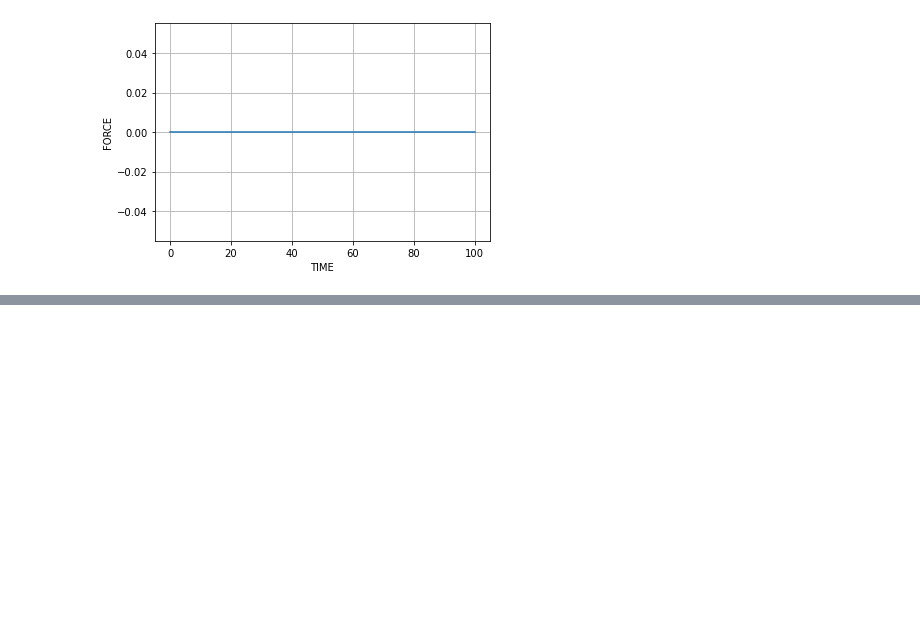
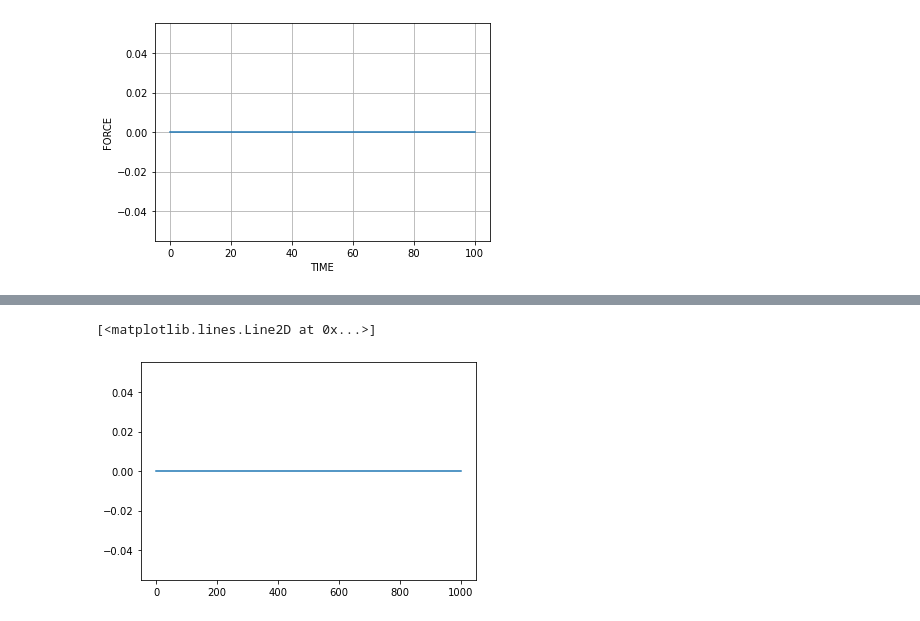
Before and after one commit to bharadwaj1098/Auto, a Jupyter notebook: graphs.ipynb, the cells around one changed output, grey strips where cells are left out. Drawn from its saved outputs; the diff is of its cells as text; code cells hidden in the pictures; blank space fills up the shorter version.

```diff
--- a/graphs.ipynb
+++ b/graphs.ipynb
@@ -39,0 +39,6 @@ plt.plot(x, y)
+# %%
+e = sdm_sin.error_equation()
+plt.plot(e)
+# %% [output]
+[<matplotlib.lines.Line2D at 0x...>]
+[figure, added]
```
Also changed, not shown: parts of 6 cells of this notebook.
